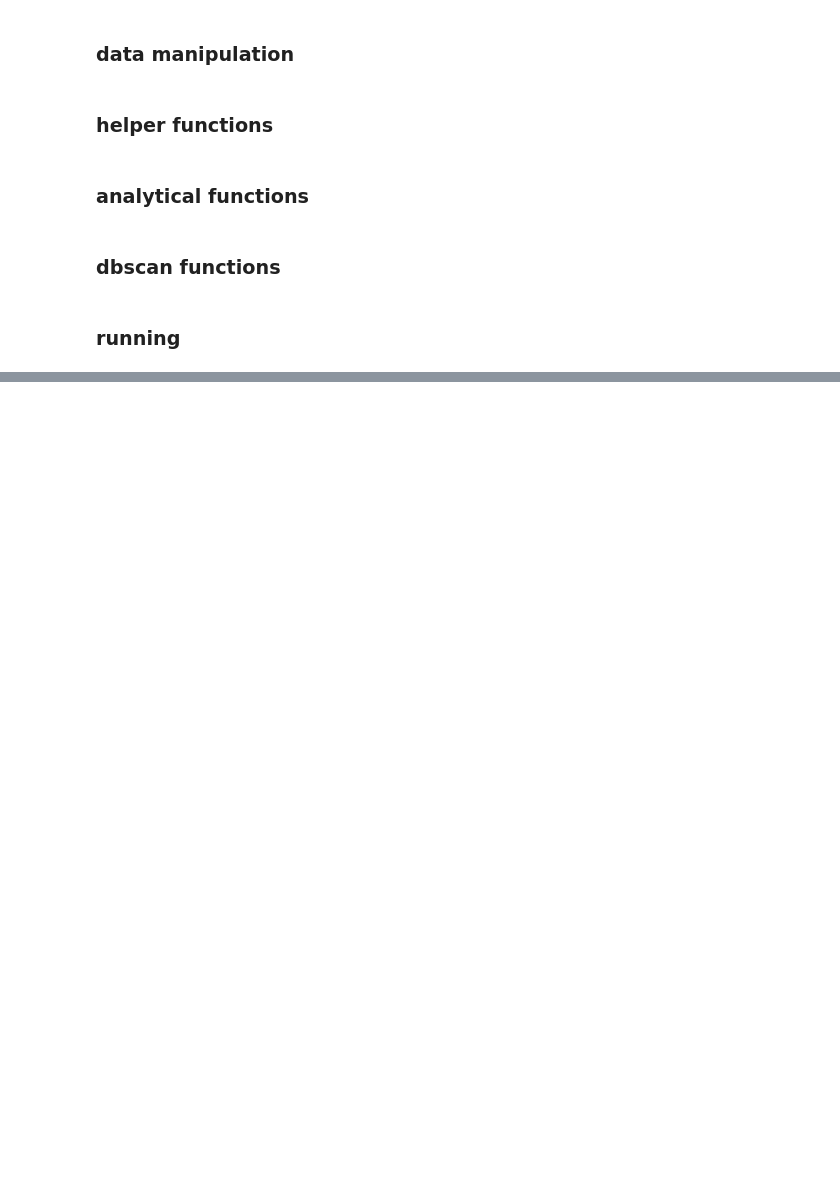
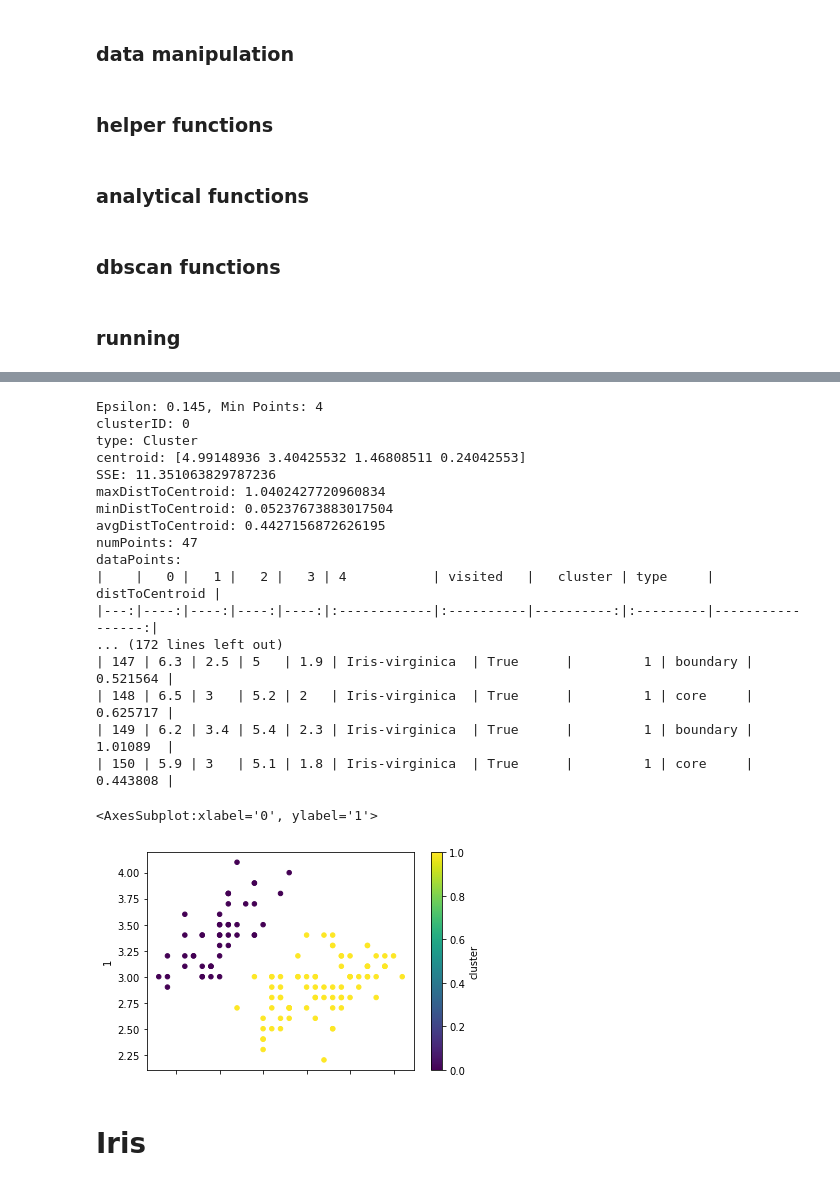
Before and after one commit to taylorbedrosian/Lab04-466-UnsupervisedLearning, a Jupyter notebook: dbscan.ipynb, the cells around one changed output, grey strips where cells are left out. Drawn from its saved outputs; the diff is of its cells as text; code cells hidden in the pictures; blank space fills up the shorter version.

```diff
--- a/dbscan.ipynb
+++ b/dbscan.ipynb
@@ -9,7 +9,7 @@ import time
 ### data manipulation
 # %%
 def readFiles(filename):
-    df = pd.read_csv(datafile, header=None)
+    df = pd.read_csv(filename, header=None)
 
     # restrictions are in first row
     restr = pd.to_numeric(df.iloc[0])
@@ -98,6 +98,9 @@ def densityConnected(df, pntId, neighborhoods, cores, currCluster):
 # gets centroid of numeric dataframe (not normalized)
 def calcCentroid(numdf):
     return np.divide(np.sum(np.array(numdf), axis=0),len(numdf))
+# %%
+def calcSSE(dfarray, c, distFunc):
+    return np.sum(np.square(distFunc(c, dfarray)))
 # %%
 # takes df ran through dbscan with visited, cluster, and type columns
 def analyzeClusters(df, numdf, distFunc):
@@ -115,6 +118,8 @@ def analyzeClusters(df, numdf, distFunc):
         numpnts = numdf.loc[pnts.index]
 
         info["centroid"] = calcCentroid(numpnts)
+        info["SSE"] = calcSSE(np.array(numpnts), info["centroid"], distFunc)
+
         dists = distFunc(info["centroid"], np.array(numpnts))
         df.loc[pnts.index, "distToCentroid"] = dists
         pnts = df.loc[pnts.index]
@@ -227,0 +222,5 @@ if __name__ == "__main__":
+# %%
+df, restr = readFiles('./data/4clusters.csv')
+hyp = hyperparams(df, restr, 0.1, 0.25, 2, 12)
+
+print(hyp[hyp['numClusters'] == 4].to_markdown())
@@ -227,0 +240,25 @@ if __name__ == "__main__":
+# %%
+cl, tdf = dbscan(df, restr, euclideanDist, 0.145, 4, silent=False)
+tdf.plot.scatter(x=0,y=1,c='cluster',colormap='viridis')
+# %% [output]
+Epsilon: 0.145, Min Points: 4
+clusterID: 0
+type: Cluster
+centroid: [4.99148936 3.40425532 1.46808511 0.24042553]
+SSE: 11.351063829787236
+maxDistToCentroid: 1.0402427720960834
+minDistToCentroid: 0.05237673883017504
+avgDistToCentroid: 0.4427156872626195
+numPoints: 47
+dataPoints:
+|    |   0 |   1 |   2 |   3 | 4           | visited   |   cluster | type     |   distToCentroid |
+|---:|----:|----:|----:|----:|:------------|:----------|----------:|:---------|-----------------:|
+... (172 lines left out)
+| 147 | 6.3 | 2.5 | 5   | 1.9 | Iris-virginica  | True      |         1 | boundary |         0.521564 |
+| 148 | 6.5 | 3   | 5.2 | 2   | Iris-virginica  | True      |         1 | core     |         0.625717 |
+| 149 | 6.2 | 3.4 | 5.4 | 2.3 | Iris-virginica  | True      |         1 | boundary |         1.01089  |
+| 150 | 5.9 | 3   | 5.1 | 1.8 | Iris-virginica  | True      |         1 | core     |         0.443808 |
+<AxesSubplot:xlabel='0', ylabel='1'>
+[figure, added]
+# %% [markdown]
+# Iris
```
Also changed, not shown: parts of 7 cells of this notebook.
